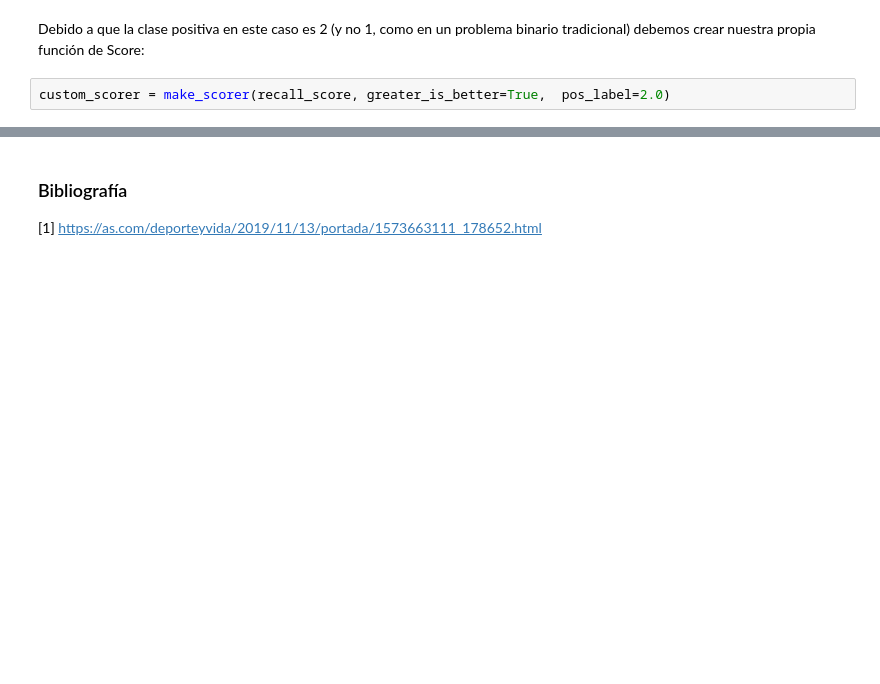
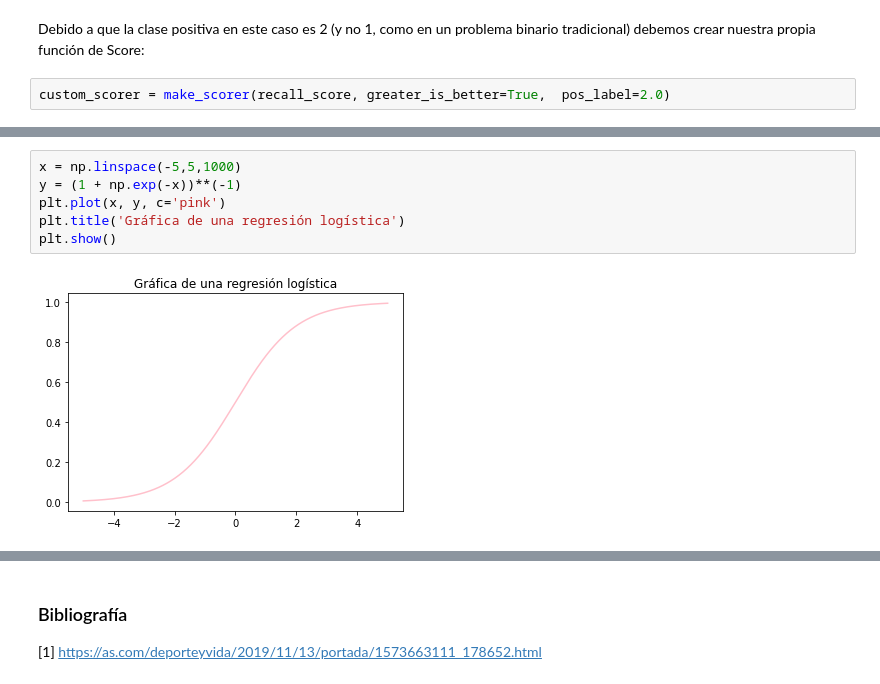
Before and after one commit to sofiaalvarezlopez/BI-Lab1, a Jupyter notebook: lab1_BI_alvarez_barahona_plata.ipynb, the cells around one changed output, grey strips where cells are left out. Drawn from its saved outputs; the diff is of its cells as text; blank space fills up the shorter version.

```diff
--- a/lab1_BI_alvarez_barahona_plata.ipynb
+++ b/lab1_BI_alvarez_barahona_plata.ipynb
@@ -652,0 +944,8 @@ Fitting 2 folds for each of 24 candidates, totalling 48 fits
+# %%
+x = np.linspace(-5,5,1000)
+y = (1 + np.exp(-x))**(-1)
+plt.plot(x, y, c='pink')
+plt.title('Gráfica de una regresión logística')
+plt.show()
+# %% [output]
+[figure, added]
```
Also changed, not shown: parts of 54 cells of this notebook, 6 other files.
